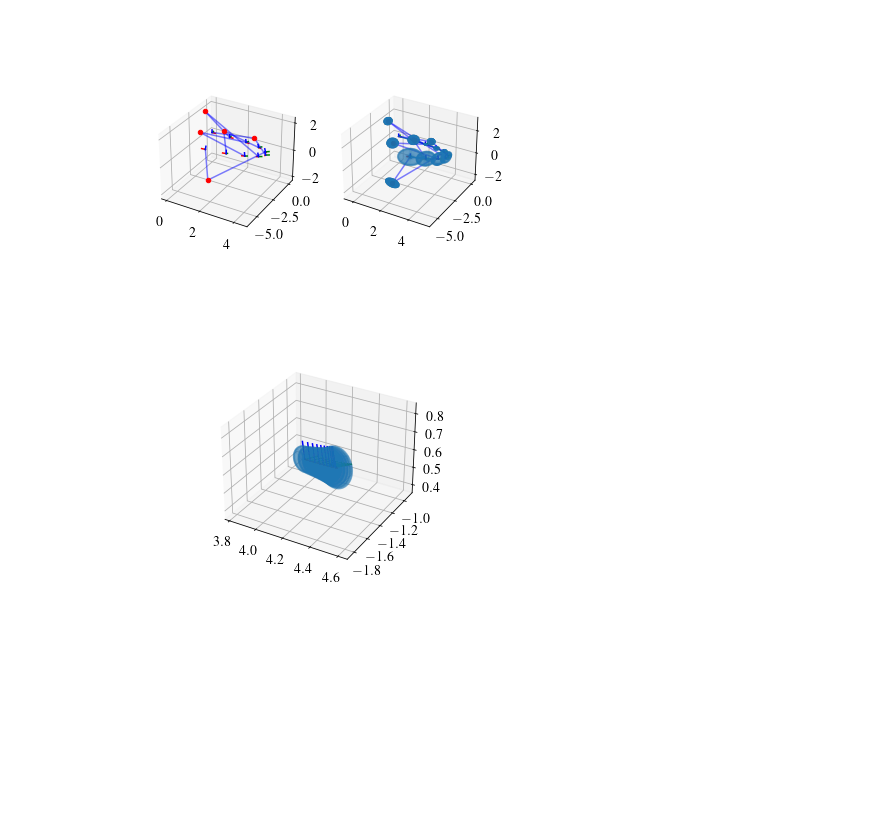
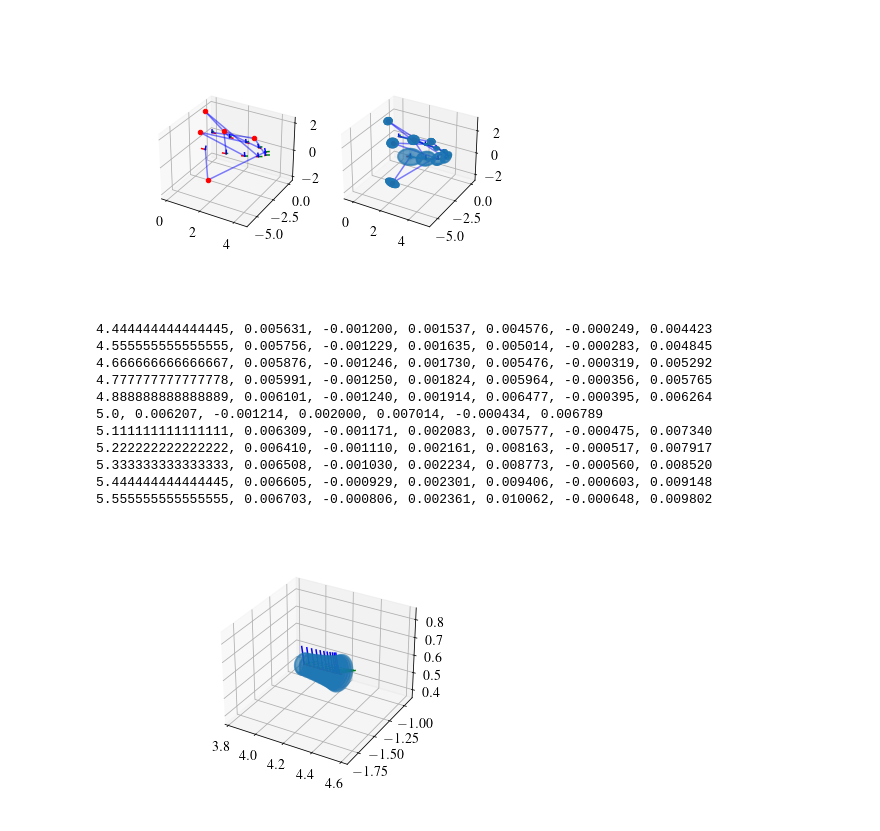
Before and after one commit to utiasASRL/pysteam, a Jupyter notebook: tutorials/LandmarkSTEAMExample.ipynb, the cells around one changed output. Drawn from its saved outputs; the diff is of its cells as text; code cells hidden in the pictures; blank space fills up the shorter version.

```diff
--- a/tutorials/LandmarkSTEAMExample.ipynb
+++ b/tutorials/LandmarkSTEAMExample.ipynb
@@ -208,15 +208,26 @@ for k in range(K):
 # %%
 fig = plt.figure()
 ax = fig.add_subplot(1, 1, 1, projection='3d')
 
 Kq = 4
-tq_list = np.linspace(t_list[Kq], t_list[Kq + 1], 10)
+tq_list = np.linspace(t_list[Kq], t_list[Kq + 1], 11)
 for tq in tq_list:
   T_ir = npla.inv(trajectory.get_pose_interpolator(Time(tq)).evaluate().matrix())
-  Ad_T_ir = se3op.tranAd(T_ir)
-  T_ir_cov = Ad_T_ir @ trajectory.get_covariance(covariance, Time(tq))[:6, :6] @ Ad_T_ir.T
-  r_cov = T_ir_cov[:3, :3]
+  C_ir = T_ir[:3, :3]
+  r_cov = C_ir @ trajectory.get_covariance(covariance, Time(tq))[:3, :3] @ C_ir.T
   plot_frame(ax, T_ir, length=0.1)
   get_cov_ellipsoid(ax, T_ir[:3, 3], r_cov, nstd=1.0, alpha=0.1)
+  print(f"{tq}, {r_cov[0, 0]:.6f}, {r_cov[0, 1]:.6f}, {r_cov[0, 2]:.6f}, {r_cov[1, 1]:.6f}, {r_cov[1, 2]:.6f}, {r_cov[2, 2]:.6f}")
 # %% [output]
+4.444444444444445, 0.005631, -0.001200, 0.001537, 0.004576, -0.000249, 0.004423
+4.555555555555555, 0.005756, -0.001229, 0.001635, 0.005014, -0.000283, 0.004845
+4.666666666666667, 0.005876, -0.001246, 0.001730, 0.005476, -0.000319, 0.005292
+4.777777777777778, 0.005991, -0.001250, 0.001824, 0.005964, -0.000356, 0.005765
+4.888888888888889, 0.006101, -0.001240, 0.001914, 0.006477, -0.000395, 0.006264
+5.0, 0.006207, -0.001214, 0.002000, 0.007014, -0.000434, 0.006789
+5.111111111111111, 0.006309, -0.001171, 0.002083, 0.007577, -0.000475, 0.007340
+5.222222222222222, 0.006410, -0.001110, 0.002161, 0.008163, -0.000517, 0.007917
+5.333333333333333, 0.006508, -0.001030, 0.002234, 0.008773, -0.000560, 0.008520
+5.444444444444445, 0.006605, -0.000929, 0.002301, 0.009406, -0.000603, 0.009148
+5.555555555555555, 0.006703, -0.000806, 0.002361, 0.010062, -0.000648, 0.009802
-[figure, old version]
+[figure, new version]
```
Also changed, not shown: parts of 1 cell of this notebook.
